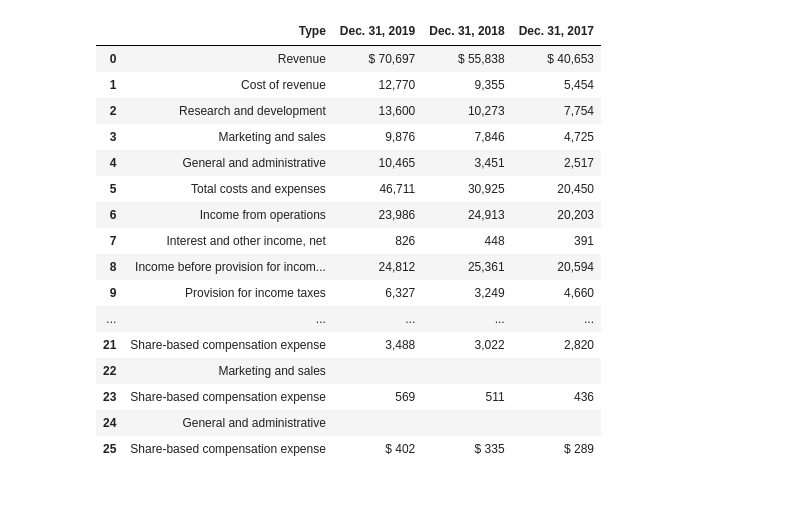
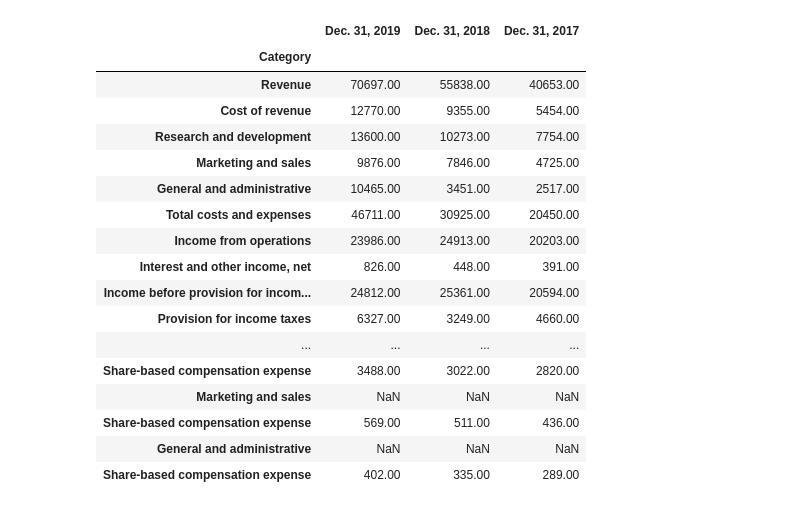
Before and after one commit to MichaelHotaling/DSC-Classes, a Jupyter notebook: DSC540/Finals/DSC540 Final.ipynb, the cells around one changed output. Cells and saved outputs as stored; diff of their text form; code cells hidden in the pictures.

```diff
--- a/DSC540/Finals/DSC540 Final.ipynb
+++ b/DSC540/Finals/DSC540 Final.ipynb
@@ -86,0 +163,3 @@ normal_url = "https://www.sec.gov/Archives/edgar/data/1326801/0001326801-17-0000
+# %%
+normal_url = "https://www.sec.gov/Archives/" + super_frame[(super_frame['Form Type'] == "10-K") & (super_frame['CIK'] == ticker_to_cik(desired_ticker))]['Filename'].tail(1).values[0]
+print(normal_url)
@@ -101,9 +184,6 @@ pd.DataFrame(content)
 # %%
 for file in content['directory']['item']:
     if file['name'] == 'FilingSummary.xml':
-        xml_summary = base_url + content['directory']['name'] + "/" + file['name']
+        xml_summary = "https://www.sec.gov" + content['directory']['name'] + "/" + file['name']
         print(xml_summary)
-        print("-"*100)
-        print("File Name: " + file['name'])
-        print("File Path: " + xml_summary)
 # %% [output]
@@ -122,11 +199,11 @@ master_reports = []
 
 for report in reports.find_all('report')[:-1]:
     report_dict = {}
-    report_dict['name_short'] = report.shortname.text
-    report_dict['name_long'] = report.longname.text
+    report_dict['shortname'] = report.shortname.text
+    report_dict['longname'] = report.longname.text
     report_dict['position'] = report.position.text
-    report_dict['category'] = report.menucategory.text
-    report_dict['url'] = base_url + report.htmlfilename.text
+    report_dict['menucategory'] = report.menucategory.text
+    report_dict['filename'] = base_url + report.htmlfilename.text
 
     master_reports.append(report_dict)
 # %%
@@ -151,18 +231,18 @@ testdf
 statements_url = []
 
 for report_dict in master_reports:
-    """I should use REGEX for this part since most will be differently named"""
+    """Everything is named differently so I'll need to do some fancy regex work to get this to work"""
 
     item1 = "Consolidated Balance Sheets".upper()
-    item2 = "CONSOLIDATED STATEMENTS OF INCOME".upper()
+    item2 = "CONSOLIDATED STATEMENTs OF INCOME".upper()
     item3 = "Consolidated Statements of Cash Flows".upper()
     item4 = "Consolidated Statements of Stockholders' Equity".upper()
 
     report_list = [item1,item2,item3,item4]
 
-    if report_dict['name_short'].upper() in report_list:
-        print(report_dict['name_short'])
-        print(report_dict['url'])
-        statements_url.append(report_dict['url'])
+    if report_dict['shortname'].upper() in report_list:
+        print(report_dict['shortname'])
+        print(report_dict['filename'])
+        statements_url.append(report_dict['filename'])
 # %% [output]
 CONSOLIDATED BALANCE SHEETS
@@ -198,24 +288,35 @@ for statement in statements_url:
 # %%
 income_header = statements_data[1]['header'][1]
 income_data = statements_data[1]['data']
-''
-income_df = pd.DataFrame(income_data, columns=[["Type"] + income_header])
+
+income_df = pd.DataFrame(income_data)
+
+income_df.index = income_df[0]
+income_df.index.name = 'Category'
+income_df = income_df.drop(0,axis=1)
+income_df = income_df.replace('[\$,)]',"", regex=True)
+income_df = income_df.replace('[(]',"-", regex = True)
+income_df = income_df.replace('', 'NaN', regex = True)
+income_df = income_df.astype(float)
+income_df.columns = income_header
+
 income_df
 # %% [output]
-|  | Type | Dec. 31, 2019 | Dec. 31, 2018 | Dec. 31, 2017 |
-| 0 | Revenue | $ 70,697 | $ 55,838 | $ 40,653 |
-| 1 | Cost of revenue | 12,770 | 9,355 | 5,454 |
-| 2 | Research and development | 13,600 | 10,273 | 7,754 |
-| 3 | Marketing and sales | 9,876 | 7,846 | 4,725 |
-| 4 | General and administrative | 10,465 | 3,451 | 2,517 |
-| 5 | Total costs and expenses | 46,711 | 30,925 | 20,450 |
-| 6 | Income from operations | 23,986 | 24,913 | 20,203 |
-| 7 | Interest and other income, net | 826 | 448 | 391 |
-| 8 | Income before provision for incom... | 24,812 | 25,361 | 20,594 |
-| 9 | Provision for income taxes | 6,327 | 3,249 | 4,660 |
-| ... | ... | ... | ... | ... |
-| 21 | Share-based compensation expense | 3,488 | 3,022 | 2,820 |
-| 22 | Marketing and sales |  |  |  |
-| 23 | Share-based compensation expense | 569 | 511 | 436 |
-| 24 | General and administrative |  |  |  |
-| 25 | Share-based compensation expense | $ 402 | $ 335 | $ 289 |
+|  | Dec. 31, 2019 | Dec. 31, 2018 | Dec. 31, 2017 |
+| Category |  |  |  |
+| Revenue | 70697.00 | 55838.00 | 40653.00 |
+| Cost of revenue | 12770.00 | 9355.00 | 5454.00 |
+| Research and development | 13600.00 | 10273.00 | 7754.00 |
+| Marketing and sales | 9876.00 | 7846.00 | 4725.00 |
+| General and administrative | 10465.00 | 3451.00 | 2517.00 |
+| Total costs and expenses | 46711.00 | 30925.00 | 20450.00 |
+| Income from operations | 23986.00 | 24913.00 | 20203.00 |
+| Interest and other income, net | 826.00 | 448.00 | 391.00 |
+| Income before provision for incom... | 24812.00 | 25361.00 | 20594.00 |
+| Provision for income taxes | 6327.00 | 3249.00 | 4660.00 |
+| ... | ... | ... | ... |
+| Share-based compensation expense | 3488.00 | 3022.00 | 2820.00 |
+| Marketing and sales | NaN | NaN | NaN |
+| Share-based compensation expense | 569.00 | 511.00 | 436.00 |
+| General and administrative | NaN | NaN | NaN |
+| Share-based compensation expense | 402.00 | 335.00 | 289.00 |
```
Also changed, not shown: parts of 34 cells of this notebook.
